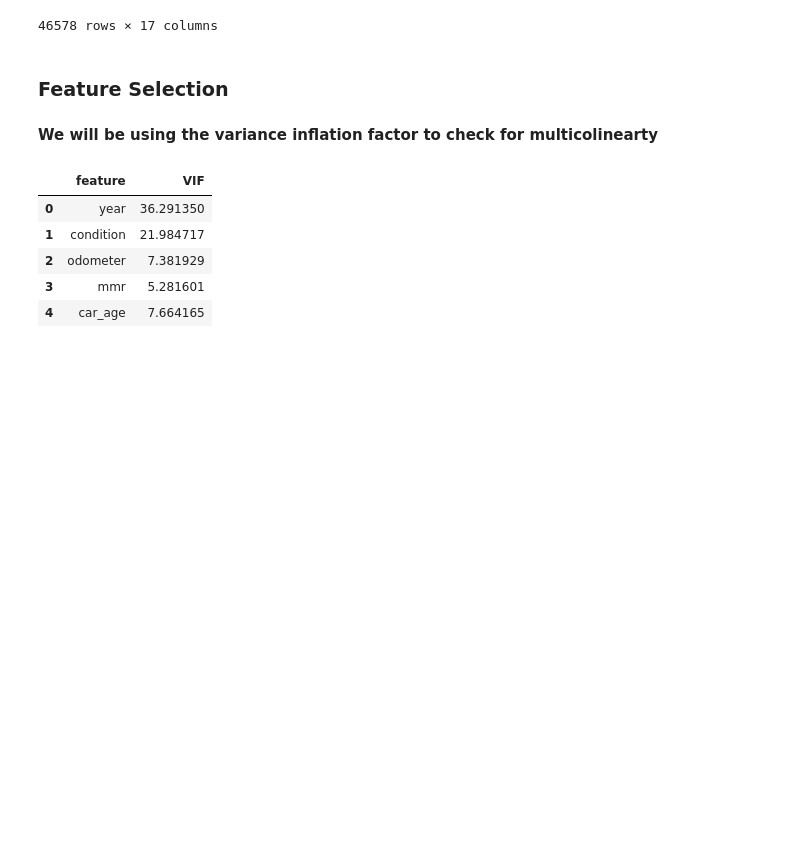
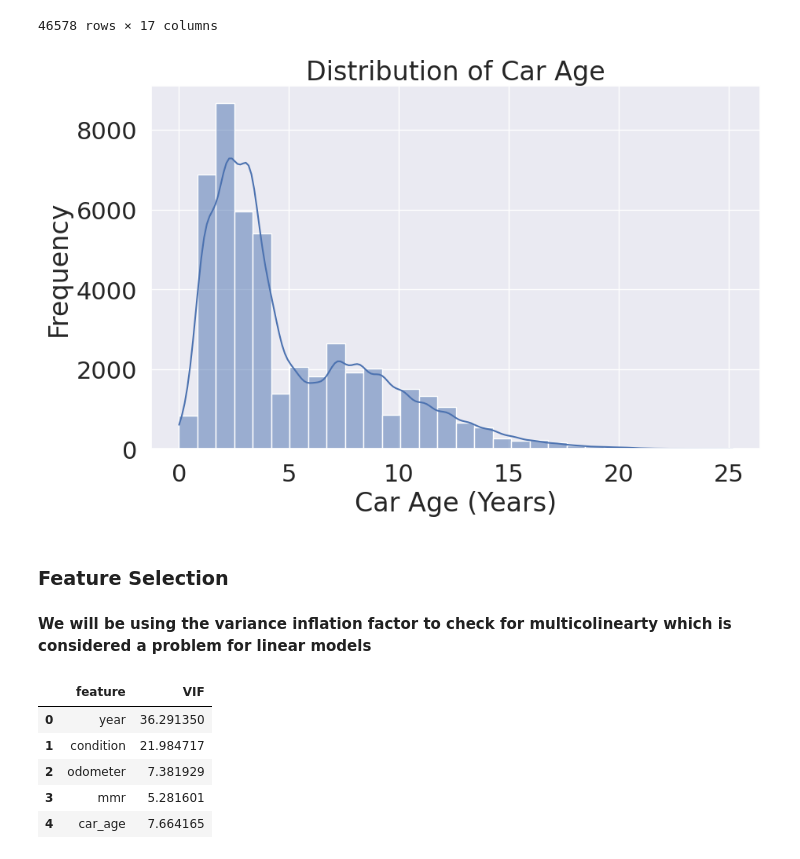
Before and after one commit to TameemAlghazaly/Data-Science-Projects, a Jupyter notebook: Car Prices Linear Regression/Car Prices Prediction Updated.ipynb, the cells around one changed output. Drawn from its saved outputs; the diff is of its cells as text; code cells hidden in the pictures; blank space fills up the shorter version.

```diff
--- a/Car Prices Linear Regression/Car Prices Prediction Updated.ipynb
+++ b/Car Prices Linear Regression/Car Prices Prediction Updated.ipynb
@@ -417,10 +375,19 @@ df
 | 46576 | 2013 | Toyota | Camry | LE | sedan | automatic | 4t1bf1fk8du254684 | ca | 3.5 | 43376 | ... |
 | 46577 | 2013 | Kia | Rio | LX | sedan | automatic | knadm4a32d6164825 | ga | 4.1 | 49953 | ... |
 46578 rows × 17 columns
+# %%
+plt.figure(figsize=(10, 6))
+sns.histplot(df['car_age'], kde=True, bins=30)
+plt.title('Distribution of Car Age')
+plt.xlabel('Car Age (Years)')
+plt.ylabel('Frequency')
+plt.show()
+# %% [output]
+[figure, added]
 # %% [markdown]
 ### Feature Selection
 # %% [markdown]
-**We will be using the variance inflation factor to check for multicolinearty**
+**We will be using the variance inflation factor to check for multicolinearty which is considered a problem for linear models**
 # %%
 from statsmodels.stats.outliers_influence import variance_inflation_factor
 numeric_df = df.select_dtypes(include=np.number)
```
Also changed, not shown: parts of 32 cells of this notebook.
